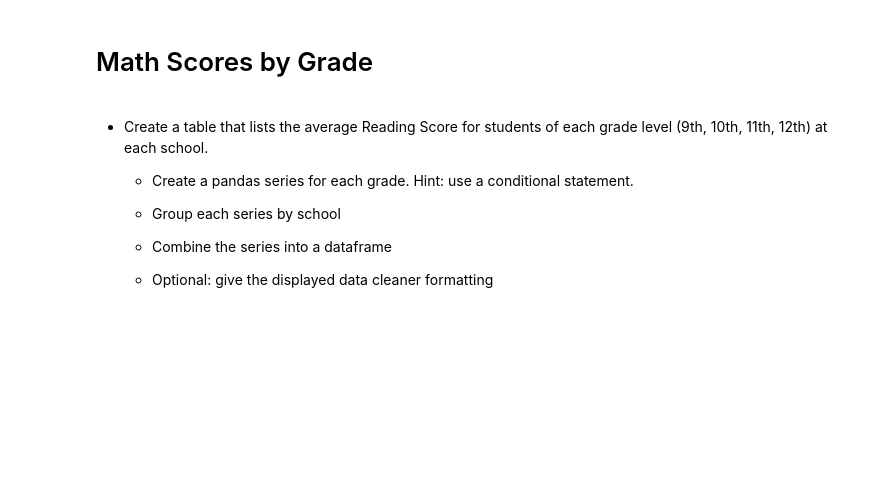
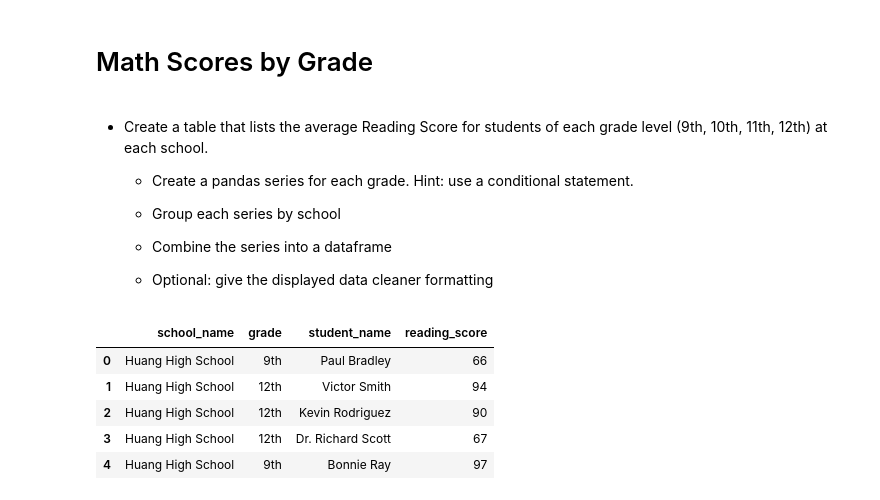
Before and after one commit to ruchisharma19/pandas-challenge, a Jupyter notebook: PyCitySchools/main.ipynb, the cells around one changed output. Cells and saved outputs as stored; diff of their text form; code cells hidden in the pictures; blank space fills up the shorter version.

```diff
--- a/PyCitySchools/main.ipynb
+++ b/PyCitySchools/main.ipynb
@@ -244,3 +244,13 @@ pass_summ_sorted
    * Combine the series into a dataframe
 
    * Optional: give the displayed data cleaner formatting
+# %%
+reducded_grade_df = school_data_complete[["school_name","grade","student_name","reading_score"]]
+reducded_grade_df.head()
+# %% [output]
+|  | school_name | grade | student_name | reading_score |
+| 0 | Huang High School | 9th | Paul Bradley | 66 |
+| 1 | Huang High School | 12th | Victor Smith | 94 |
+| 2 | Huang High School | 12th | Kevin Rodriguez | 90 |
+| 3 | Huang High School | 12th | Dr. Richard Scott | 67 |
+| 4 | Huang High School | 9th | Bonnie Ray | 97 |
```
Also changed, not shown: parts of 15 cells of this notebook.
